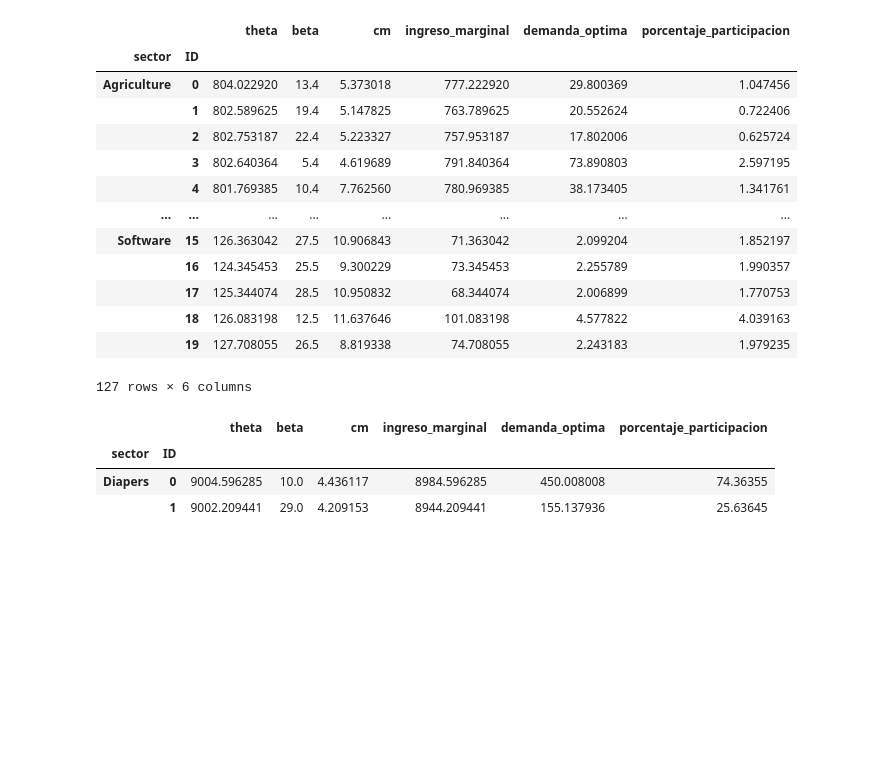
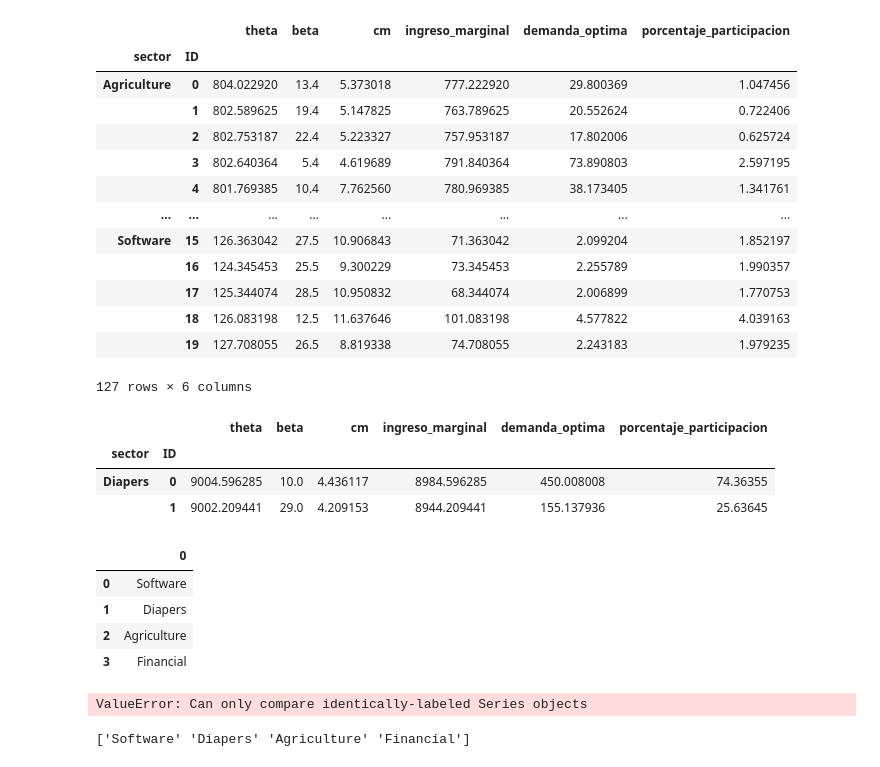
Before and after one commit to Davichobacter/ds-4geeks, a Jupyter notebook: taller_poder_mercado.ipynb, the cells around one changed output. Cells and saved outputs as stored; diff of their text form; code cells hidden in the pictures; blank space fills up the shorter version.

```diff
--- a/taller_poder_mercado.ipynb
+++ b/taller_poder_mercado.ipynb
@@ -148,6 +148,26 @@ df_grupo[df_grupo.index.get_level_values('sector') == 'Diapers']
 | Diapers | 0 | 9004.596285 | 10.0 | 4.436117 | 8984.596285 | 450.008008 | 74.36355 |
 |  | 1 | 9002.209441 | 29.0 | 4.209153 | 8944.209441 | 155.137936 | 25.63645 |
 # %%
-sectores = df['sector'].unique()
-
-for sector in sectores:
+sectores = pd.DataFrame(df['sector'].unique())
+sectores
+# %% [output]
+|  | 0 |
+| 0 | Software |
+| 1 | Diapers |
+| 2 | Agriculture |
+| 3 | Financial |
+# %%
+nombres_sectores = df['sector'].unique()
+medias = []
+
+for sec in sectores:
+
+  medias.append(df[df['sector'] == sectores[sec]]['demanda_optima'].mean())
+
+sectores
+# %% [output]
+ValueError: Can only compare identically-labeled Series objects
+# %%
+print(nombres_sectores)
+# %% [output]
+['Software' 'Diapers' 'Agriculture' 'Financial']
```
